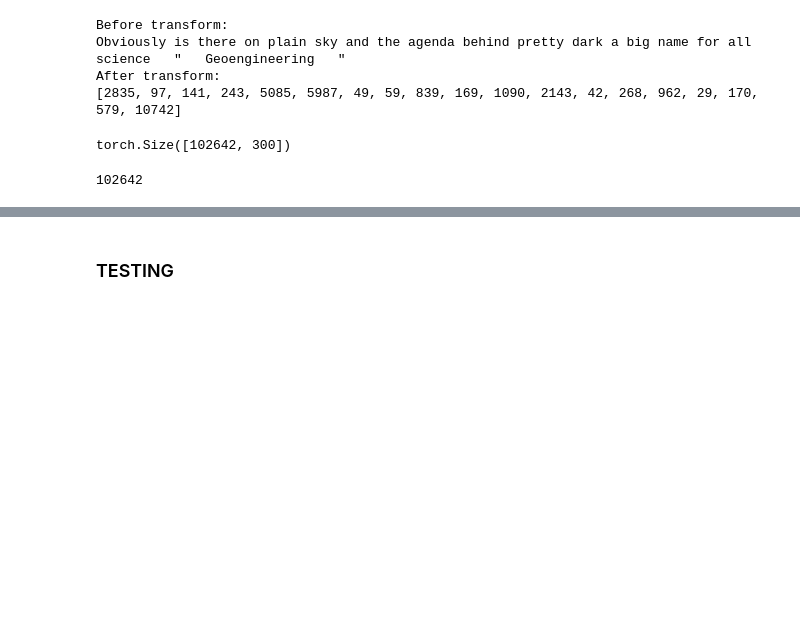
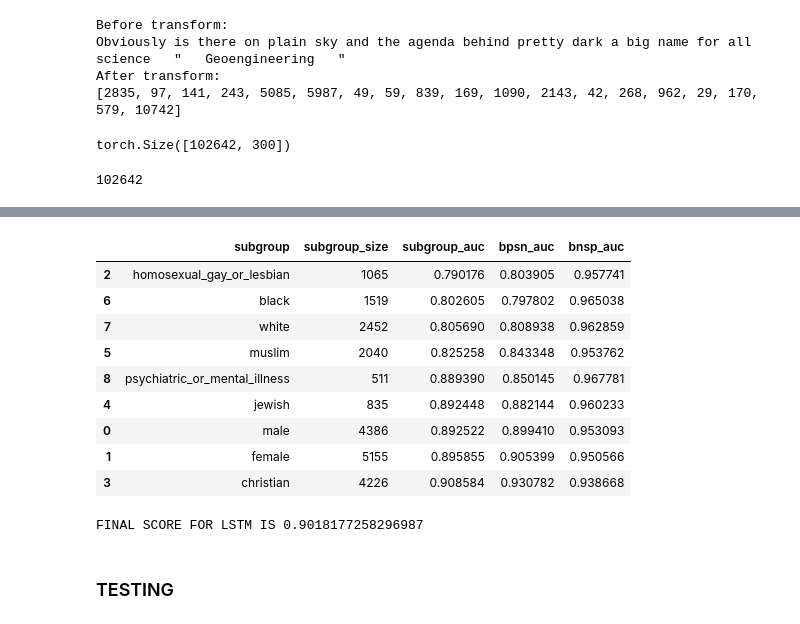
Before and after one commit to kosmobiker/sagemaker_exp, a Jupyter notebook: src/lstm_model.ipynb, the cells around one changed output, grey strips where cells are left out. Drawn from its saved outputs; the diff is of its cells as text; code cells hidden in the pictures; blank space fills up the shorter version.

Commit message:
lstm modified

```diff
--- a/src/lstm_model.ipynb
+++ b/src/lstm_model.ipynb
@@ -344,3 +340,24 @@ RuntimeError: Can't redefine method: forward on class: __torch__.SpatialDropout
+# %%
+oof_name = 'predicted_target'
+identity_columns = ['male', 'female', 'homosexual_gay_or_lesbian', 'christian', 'jewish', 'muslim', 'black', 'white', 'psychiatric_or_mental_illness']
+test[oof_name] = test_predictions
+#evaluation
+bias_metrics_df = compute_bias_metrics_for_model(test, identity_columns, oof_name, 'toxicity')
+display(bias_metrics_df)
+FINAL_SCORE = get_final_metric(bias_metrics_df, calculate_overall_auc(test, oof_name))
+print(f"FINAL SCORE FOR LSTM IS {FINAL_SCORE}")
+# %% [output]
+|  | subgroup | subgroup_size | subgroup_auc | bpsn_auc | bnsp_auc |
+| 2 | homosexual_gay_or_lesbian | 1065 | 0.790176 | 0.803905 | 0.957741 |
+| 6 | black | 1519 | 0.802605 | 0.797802 | 0.965038 |
+| 7 | white | 2452 | 0.805690 | 0.808938 | 0.962859 |
+| 5 | muslim | 2040 | 0.825258 | 0.843348 | 0.953762 |
+| 8 | psychiatric_or_mental_illness | 511 | 0.889390 | 0.850145 | 0.967781 |
+| 4 | jewish | 835 | 0.892448 | 0.882144 | 0.960233 |
+| 0 | male | 4386 | 0.892522 | 0.899410 | 0.953093 |
+| 1 | female | 5155 | 0.895855 | 0.905399 | 0.950566 |
+| 3 | christian | 4226 | 0.908584 | 0.930782 | 0.938668 |
+FINAL SCORE FOR LSTM IS 0.9018177258296987
 # %% [markdown]
 ### TESTING
 # %%
```
Also changed, not shown: parts of 12 cells of this notebook, 1 other file.
